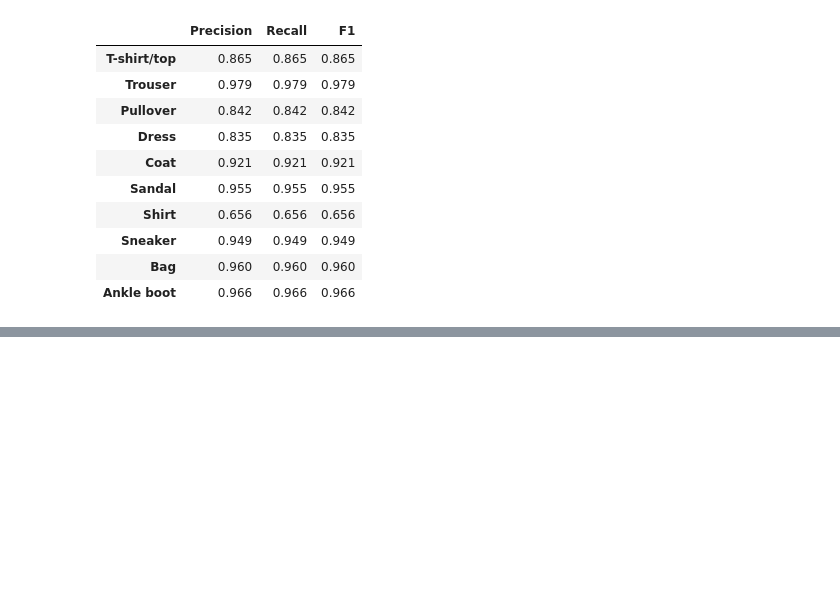
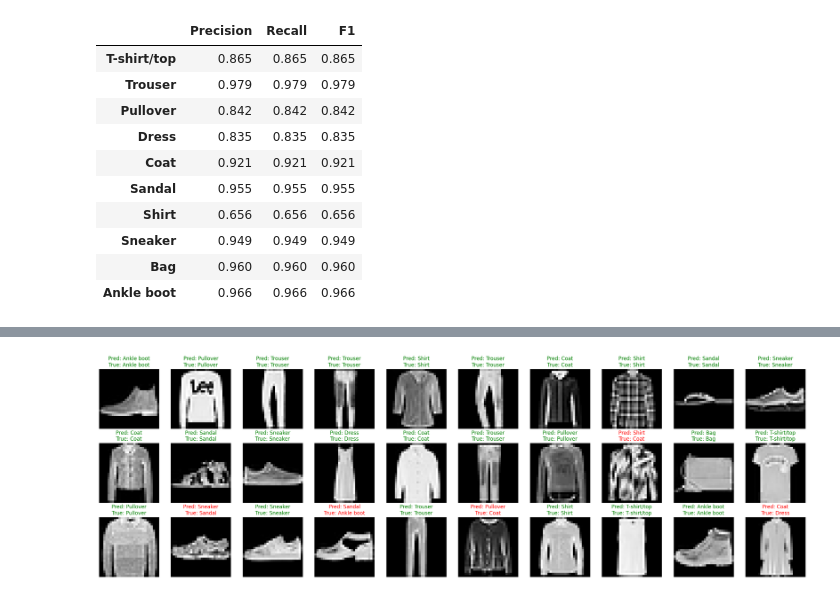
Before and after one commit to sir-timio/image_processing_itmo, a Jupyter notebook: hw1/classfier.ipynb, the cells around one changed output, grey strips where cells are left out. Cells and saved outputs as stored; diff of their text form; code cells hidden in the pictures; blank space fills up the shorter version.

```diff
--- a/hw1/classfier.ipynb
+++ b/hw1/classfier.ipynb
@@ -532,3 +539,48 @@ unidf
 | Sneaker | 0.969 | 0.969 | 0.969 | 0.968 | 0.968 | 0.968 | 0.949 | ... |
 | Bag | 0.976 | 0.976 | 0.976 | 0.960 | 0.960 | 0.960 | 0.960 | ... |
 | Ankle boot | 0.955 | 0.955 | 0.955 | 0.957 | 0.957 | 0.957 | 0.966 | ... |
+# %%
+def get_predictions(model, data_loader, K, device='cuda'):
+    model.eval()
+    model.to(device)
+
+    all_preds = []
+    all_labels = []
+
+    with torch.no_grad():
+        for images, labels in data_loader:
+            images = images.to(device)
+            outputs = model(images)
+            _, preds = torch.max(outputs, dim=1)
+
+            all_preds.extend(preds.detach().cpu().numpy())
+            all_labels.extend(labels.detach().cpu().numpy())
+
+            if len(all_preds) >= K:
+                break
+
+    return all_preds[:K], all_labels[:K]
+
+def visualize_predictions(model, data_loader, class_names, N, M, device='cuda'):
+    model.eval()
+    model.to(device)
+    K = N * M
+    preds, labels = get_predictions(model, data_loader, K, device)
+    fig, axs = plt.subplots(N, M, figsize=(M*3, N*3))
+
+    for i in range(K):
+        row = i // M
+        col = i % M
+
+        image, label, pred = data_loader.dataset.data[i], labels[i], preds[i]
+        image = ToPILImage()(image)
+        color = 'green' if pred == label else 'red'
+        axs[row, col].imshow(image, cmap='gray')
+        axs[row, col].set_title(f'Pred: {class_names[pred]}\nTrue: {class_names[label]}', color=color)
+        axs[row, col].axis('off')
+
+    plt.show()
+# %%
+visualize_predictions(simple_cnn, val_loader, val_loader.dataset.classes, 3, 10)
+# %% [output]
+[figure, added]
```
Also changed, not shown: parts of 5 cells of this notebook, 4 other files.
